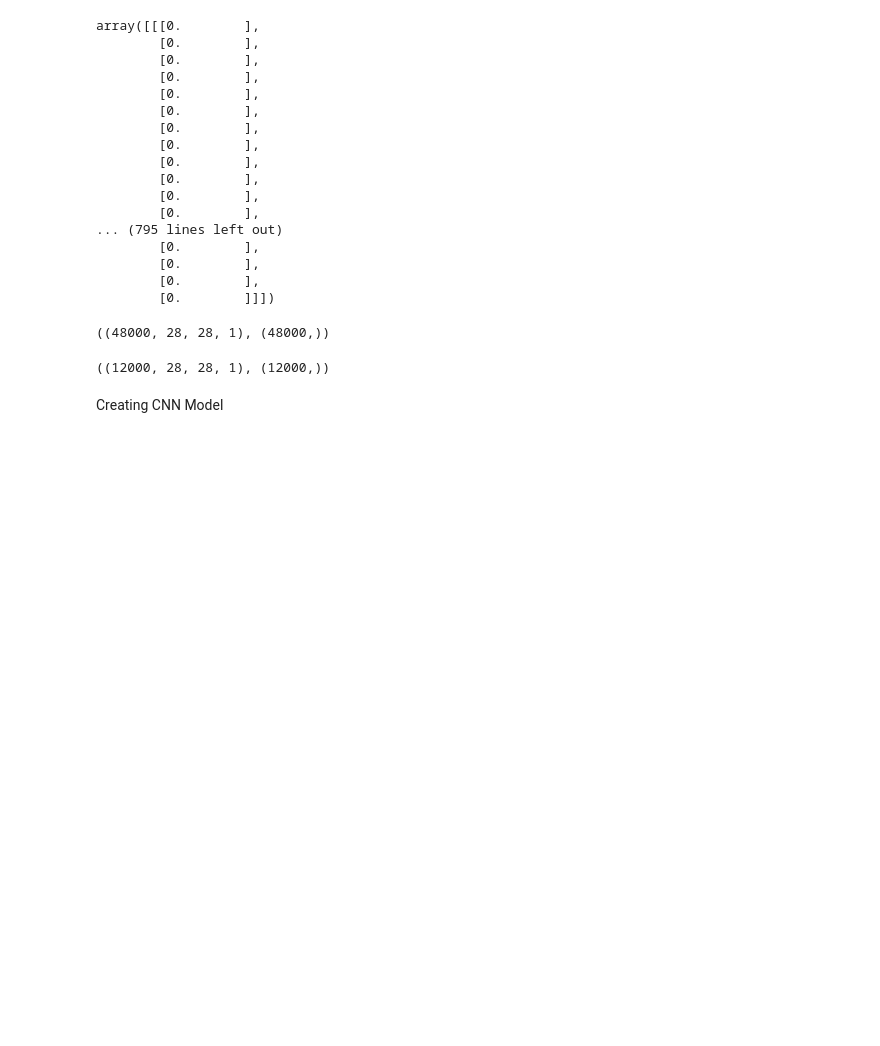
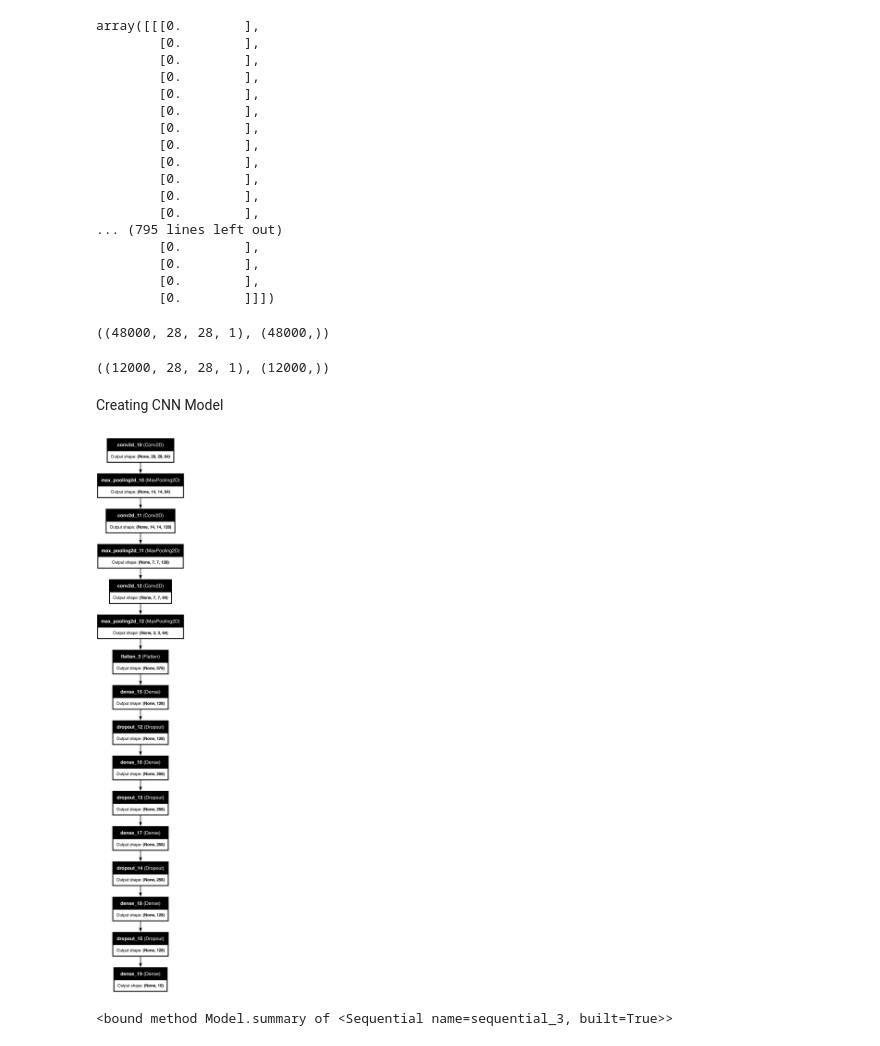
Before and after one commit to Apexshya/deeplearning, a Jupyter notebook: cnn.ipynb, the cells around one changed output. Saved outputs shown, nothing was run; the diff lists cells and outputs as text; code cells hidden in the pictures; blank space fills up the shorter version.

```diff
--- a/cnn.ipynb
+++ b/cnn.ipynb
@@ -241,9 +240,9 @@ X_val.shape, y_val.shape
 # %% [markdown]
 Creating CNN Model
 # %%
-height = 128
-width = 128
-channels = 3
+height = 28
+width = 28
+channels = 1
 
 num_classes = 10
 
@@ -267,3 +266,11 @@ model = keras.models.Sequential([
     keras.layers.Dropout(0.10),
     keras.layers.Dense(units=num_classes, activation='softmax')
 ])
+# %%
+keras.utils.plot_model(model, to_file='model_plot.png', show_shapes= True, show_layer_names=True)
+# %% [output]
+[figure, added]
+# %%
+model.summary
+# %% [output]
+<bound method Model.summary of <Sequential name=sequential_3, built=True>>
```
Also changed, not shown: parts of 8 cells of this notebook, 1 other file.
